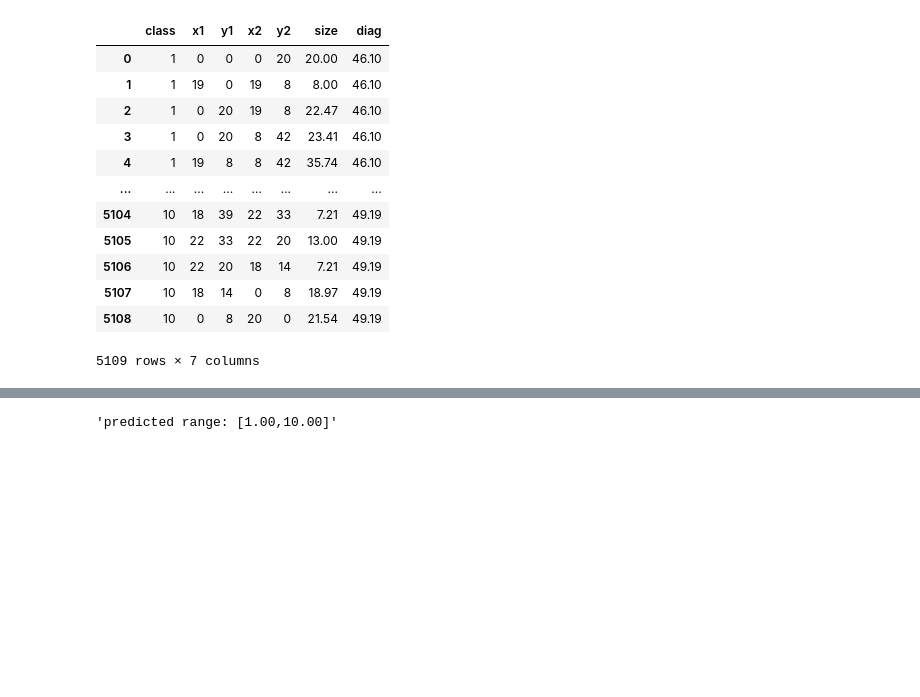
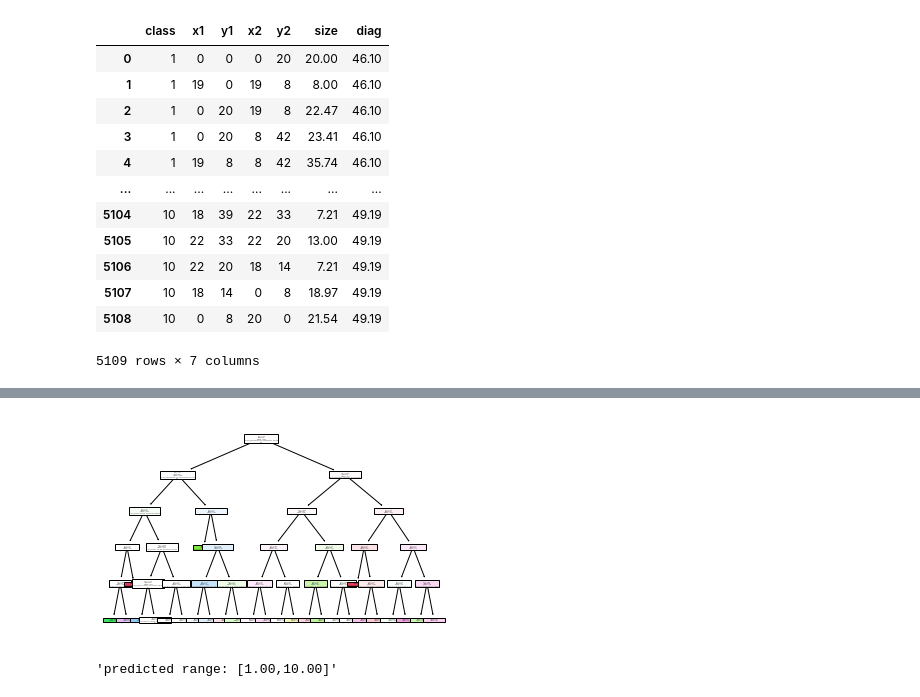
Before and after one commit to ChrisBrown46/project8, a Jupyter notebook: Leo.ipynb, the cells around one changed output, grey strips where cells are left out. Saved outputs shown, nothing was run; the diff lists cells and outputs as text; code cells hidden in the pictures; blank space fills up the shorter version.

Commit message:
add image

```diff
--- a/Leo.ipynb
+++ b/Leo.ipynb
@@ -37,19 +37,24 @@ display(train)
 # %%
 feature_cols = ['x1', 'y1', 'x2', 'y2', 'size', 'diag']
 X = test[feature_cols]
 y = test[["class"]]
 
-treeclf = DecisionTreeClassifier(max_depth=7, random_state=3)
+treeclf = DecisionTreeClassifier(max_depth=5, random_state=3)
 treeclf.fit(X, y)
 
 graph = Source(tree.export_graphviz(treeclf, out_file=None,
                                     feature_names=feature_cols,
 #                                     class_names=['0', '1'], filled = True))
                                     class_names=['1', '2', '3', '4', '5', '6', '7', '8', '9', '10'], filled = True))
 svg = SVG(graph.pipe(format='svg'))
 display(svg)
+
+plt.figure()
+plot_tree(treeclf, filled=True)
+plt.show()
 # %% [output]
 [drawing not drawn]
+[figure, added]
 # %%
 testSet = test[feature_cols]
 y_pred = treeclf.predict(testSet)
```
Also changed, not shown: parts of 1 cell of this notebook.
